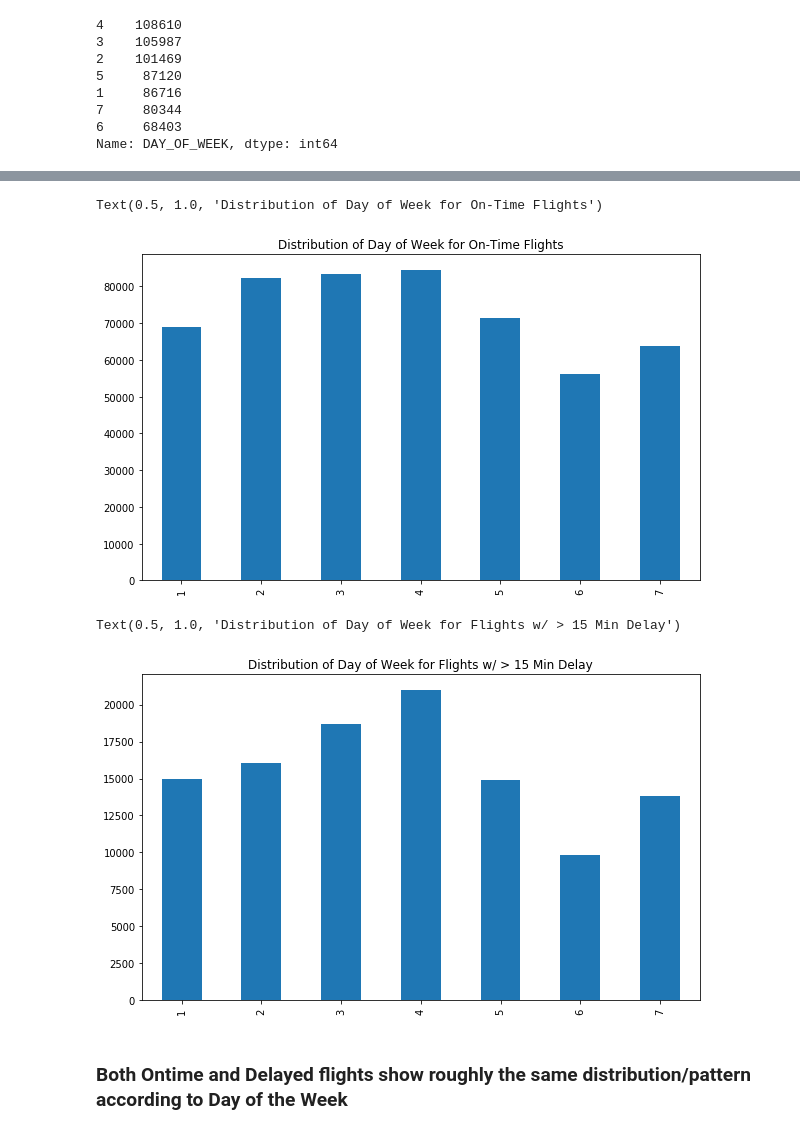
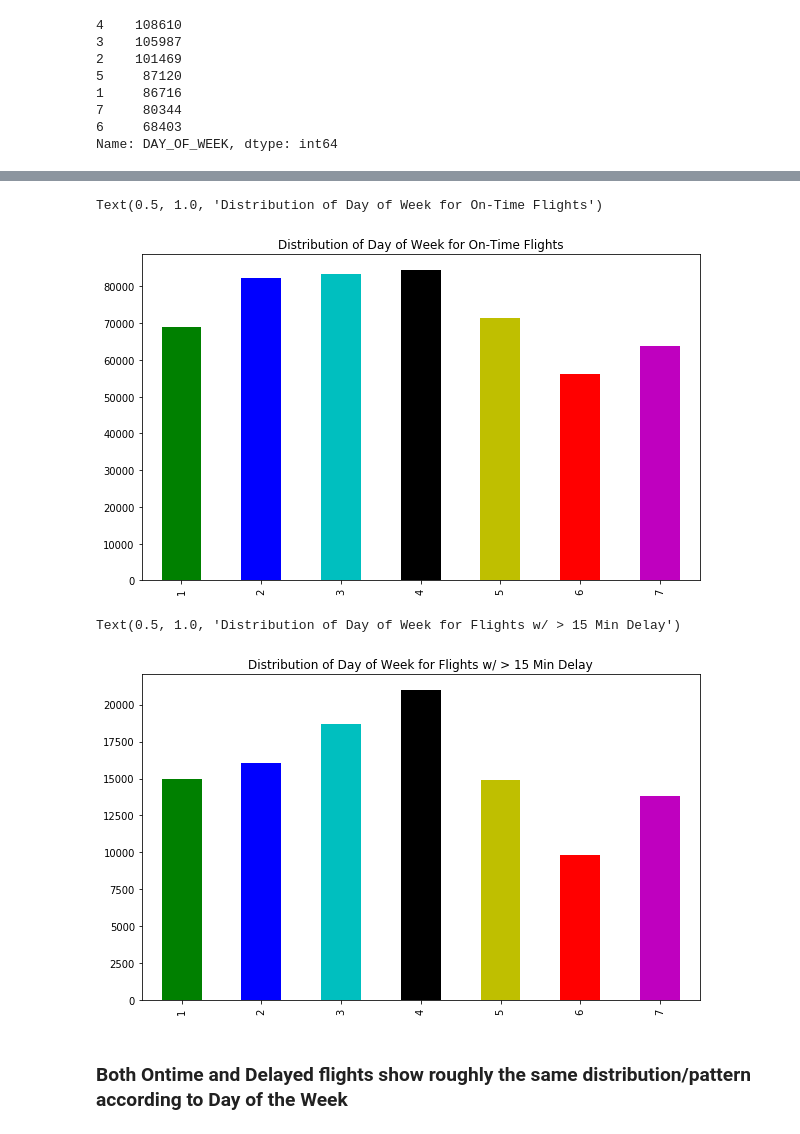
Before and after one commit to mattkeeran/GTRI_ICL_Datasets, a Jupyter notebook: Ontime Flight Data for January.ipynb, the cells around one changed output, grey strips where cells are left out. Saved outputs shown, nothing was run; the diff lists cells and outputs as text; code cells hidden in the pictures.

```diff
--- a/Ontime Flight Data for January.ipynb
+++ b/Ontime Flight Data for January.ipynb
@@ -504,5 +611,5 @@ Text(0.5, 0, 'Departure Time')
 # %%
-for col in list(data_date.columns):
+for col in list(data.columns):
 
         fig, (ax1,ax2) = plt.subplots(1,2,sharey=True,figsize=(10,6))
 
@@ -539 +640,3 @@ len(dates)
+# %%
+columns = ['MKT_UNIQUE_CARRIER']
 # %%
@@ -595,6 +703,3 @@ data.iloc[:5]
-# %%
-delayed = data_date[data_date['DEP_DEL15'] == 1]
-ontime = data_date[data_date['DEP_DEL15'] == 0]
 # %% [markdown]
 ---
 ## **Date** <a id="date"></a>
@@ -660,4 +780,5 @@ Name: DAY_OF_WEEK, dtype: int64
 # %%
-ax = data['DAY_OF_WEEK'].value_counts().sort_index().plot.bar(figsize=(10,6))
+my_colors = list(islice(cycle(['g', 'b', 'c', 'k', 'y', 'r', 'm']), None, len(data)))
+ax = data['DAY_OF_WEEK'].value_counts().sort_index().plot.bar(figsize=(10,6), color=my_colors)
 ax.set_title('# Flights By Day Of Week')
 # %% [output]
@@ -666,15 +787,15 @@ ax.set_title('# Flights By Day Of Week')
 # %%
-ax = ontime['DAY_OF_WEEK'].value_counts().sort_index().plot.bar(figsize=(10,6))
+ax = ontime['DAY_OF_WEEK'].value_counts().sort_index().plot.bar(figsize=(10,6), color=my_colors)
 ax.set_title('Distribution of Day of Week for On-Time Flights')
 # %% [output]
 Text(0.5, 1.0, 'Distribution of Day of Week for On-Time Flights')
-[figure, old version]
+[figure, new version]
 # %%
-ax = delayed['DAY_OF_WEEK'].value_counts().sort_index().plot.bar(figsize=(10,6))
+ax = delayed['DAY_OF_WEEK'].value_counts().sort_index().plot.bar(figsize=(10,6), color=my_colors)
 ax.set_title('Distribution of Day of Week for Flights w/ > 15 Min Delay')
 # %% [output]
 Text(0.5, 1.0, 'Distribution of Day of Week for Flights w/ > 15 Min Delay')
-[figure, old version]
+[figure, new version]
 # %% [markdown]
 ### Both Ontime and Delayed flights show roughly the same distribution/pattern according to Day of the Week
 # %% [markdown]
```
Also changed, not shown: parts of 83 cells of this notebook, 33 other files.
